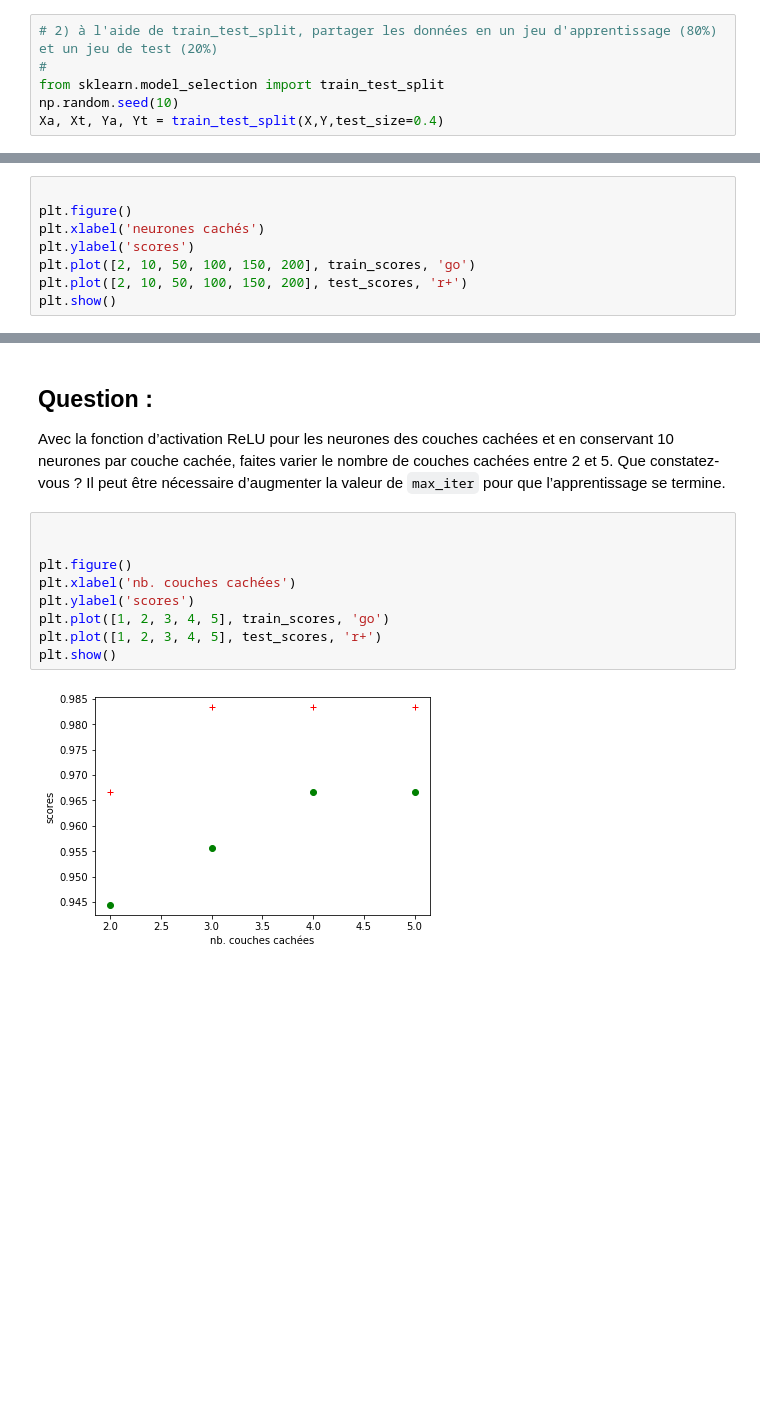
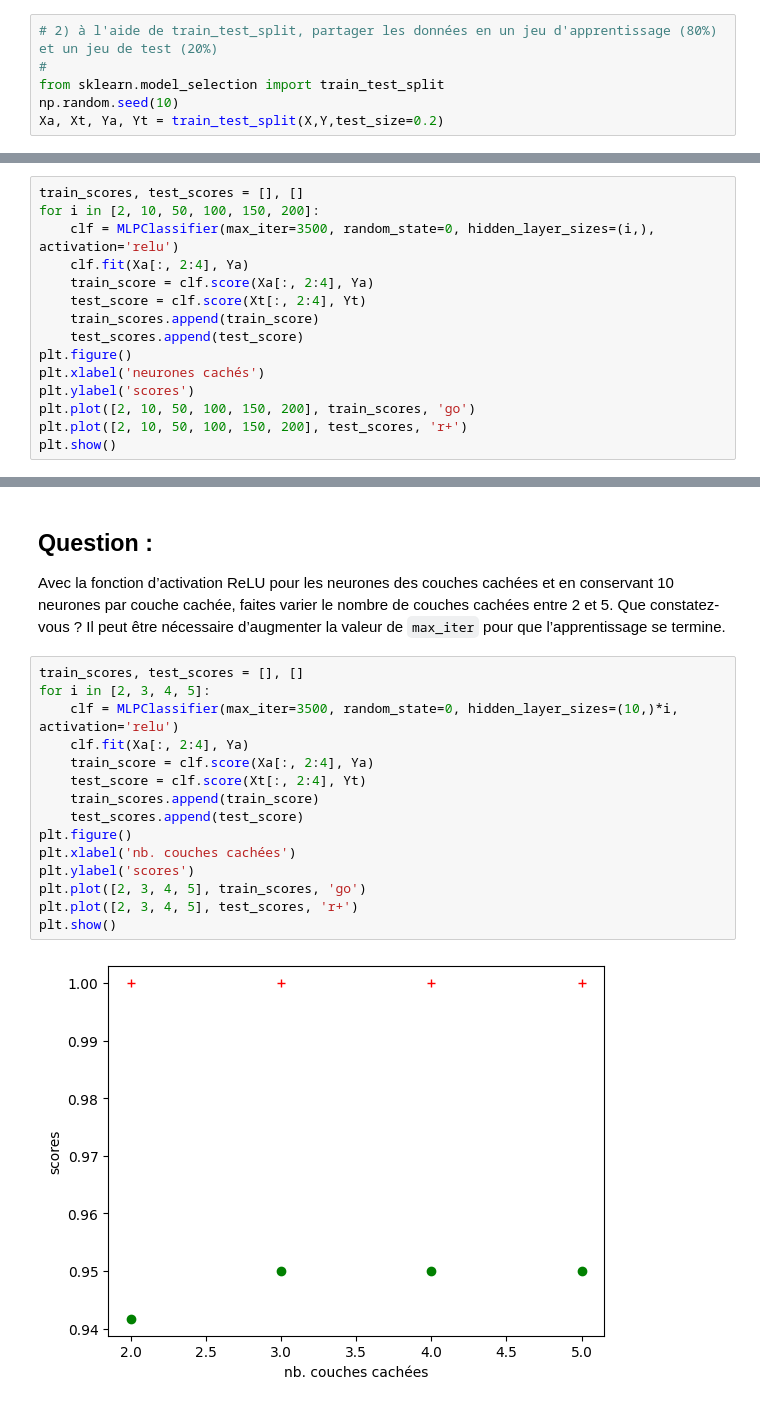
Before and after one commit to SettG/AI-python, a Jupyter notebook: TP1 RNiris.ipynb, the cells around one changed output, grey strips where cells are left out. Cells and saved outputs as stored; diff of their text form; blank space fills up the shorter version.

```diff
--- a/TP1 RNiris.ipynb
+++ b/TP1 RNiris.ipynb
@@ -40,7 +60,7 @@ Séparons d’abord l’ensemble des observations disponibles en données d’ap
 #
 from sklearn.model_selection import train_test_split
 np.random.seed(10)
-Xa, Xt, Ya, Yt = train_test_split(X,Y,test_size=0.4)
+Xa, Xt, Ya, Yt = train_test_split(X,Y,test_size=0.2)
 # %% [markdown]
 ### Construction d’un modèle pour illustration
 
@@ -131,7 +265,14 @@ Que constatez-vous ? Pourquoi les performances obtenues avec `identity` sont net
 
 Avec la fonction d’activation ReLU pour les neurones de la couche cachée, faites varier le nombre de neurones de cette couche entre 2 et 200. Que constatez-vous ? Il peut être nécessaire d’augmenter la valeur de `max_iter` pour que l’apprentissage se termine.
 # %%
-
+train_scores, test_scores = [], []
+for i in [2, 10, 50, 100, 150, 200]:
+    clf = MLPClassifier(max_iter=3500, random_state=0, hidden_layer_sizes=(i,), activation='relu')
+    clf.fit(Xa[:, 2:4], Ya)
+    train_score = clf.score(Xa[:, 2:4], Ya)
+    test_score = clf.score(Xt[:, 2:4], Yt)
+    train_scores.append(train_score)
+    test_scores.append(test_score)
 plt.figure()
 plt.xlabel('neurones cachés')
 plt.ylabel('scores')
@@ -145,13 +286,19 @@ plt.show()
 
 Avec la fonction d’activation ReLU pour les neurones des couches cachées et en conservant 10 neurones par couche cachée, faites varier le nombre de couches cachées entre 2 et 5. Que constatez-vous ? Il peut être nécessaire d’augmenter la valeur de `max_iter` pour que l’apprentissage se termine.
 # %%
-
-
+train_scores, test_scores = [], []
+for i in [2, 3, 4, 5]:
+    clf = MLPClassifier(max_iter=3500, random_state=0, hidden_layer_sizes=(10,)*i, activation='relu')
+    clf.fit(Xa[:, 2:4], Ya)
+    train_score = clf.score(Xa[:, 2:4], Ya)
+    test_score = clf.score(Xt[:, 2:4], Yt)
+    train_scores.append(train_score)
+    test_scores.append(test_score)
 plt.figure()
 plt.xlabel('nb. couches cachées')
 plt.ylabel('scores')
-plt.plot([1, 2, 3, 4, 5], train_scores, 'go')
-plt.plot([1, 2, 3, 4, 5], test_scores, 'r+')
+plt.plot([2, 3, 4, 5], train_scores, 'go')
+plt.plot([2, 3, 4, 5], test_scores, 'r+')
 plt.show()
 # %% [output]
-[figure, old version]
+[figure, new version]
```
Also changed, not shown: parts of 11 cells of this notebook, 1 other file.
